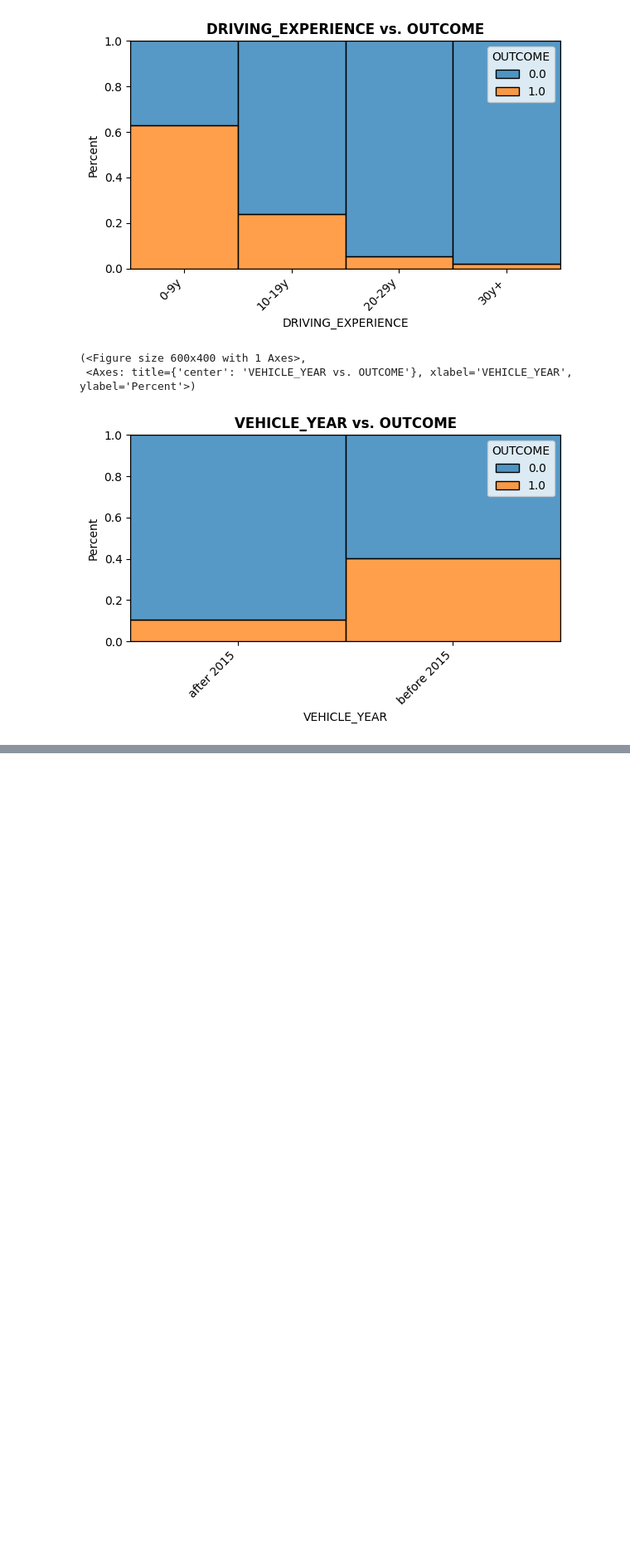
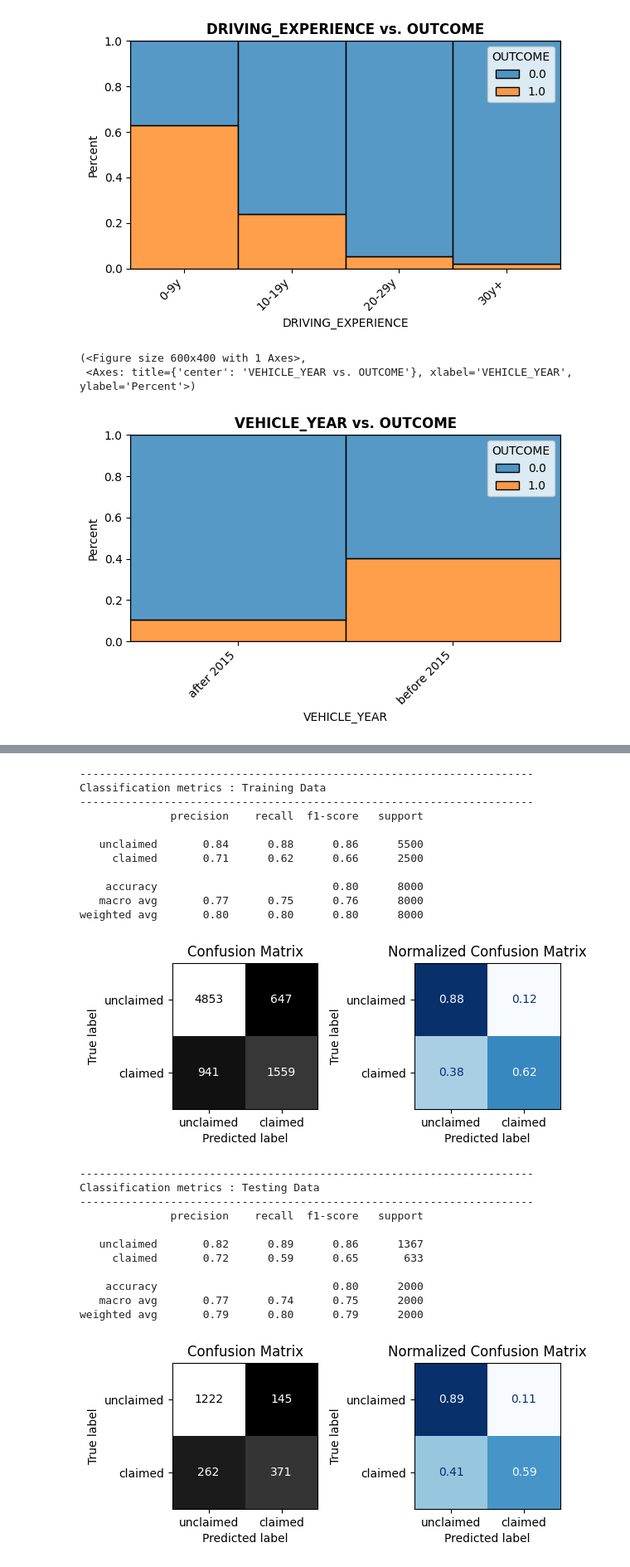
Before and after one commit to YazanMaghary/Car-Insurance-Claim-Prediction, a Jupyter notebook: notebook/project.ipynb, the cells around one changed output, grey strips where cells are left out. Shown at 83% size. Cells and saved outputs as stored; diff of their text form; code cells hidden in the pictures; blank space fills up the shorter version.

```diff
--- a/notebook/project.ipynb
+++ b/notebook/project.ipynb
@@ -897,0 +1032,10 @@ plot_categorical_vs_target(df , x=feature ,y=target,target_type='class')
+# %%
+params = {
+    'n_estimators'  : [100, 200, 300],
+    'max_depth'     : [3, 5, 10, 15 ,20],
+    'min_samples_split' : [2, 5, 10],
+    'max_features'  : ['sqrt', 'log2']
+}
+# %%
+rand_clf = RandomizedSearchCV(rf_clf , param_distributions=params , n_iter=100 , cv=5,verbose=1,n_jobs=-1 , scoring='recall')
+rand_clf.fit(X_train_pca , y_train)
@@ -897,0 +1051,27 @@ plot_categorical_vs_target(df , x=feature ,y=target,target_type='class')
+# %%
+evaluation_classification(rand_clf.best_estimator_ , X_train_pca , y_train , X_test_pca , y_test , target_names=['unclaimed' , 'claimed'])
+# %% [output]
+----------------------------------------------------------------------
+Classification metrics : Training Data
+----------------------------------------------------------------------
+              precision    recall  f1-score   support
+
+   unclaimed       0.84      0.88      0.86      5500
+     claimed       0.71      0.62      0.66      2500
+
+    accuracy                           0.80      8000
+   macro avg       0.77      0.75      0.76      8000
+weighted avg       0.80      0.80      0.80      8000
+[figure, added]
+----------------------------------------------------------------------
+Classification metrics : Testing Data
+----------------------------------------------------------------------
+              precision    recall  f1-score   support
+
+   unclaimed       0.82      0.89      0.86      1367
+     claimed       0.72      0.59      0.65       633
+
+    accuracy                           0.80      2000
+   macro avg       0.77      0.74      0.75      2000
+weighted avg       0.79      0.80      0.79      2000
+[figure, added]
```
Also changed, not shown: parts of 59 cells of this notebook.
